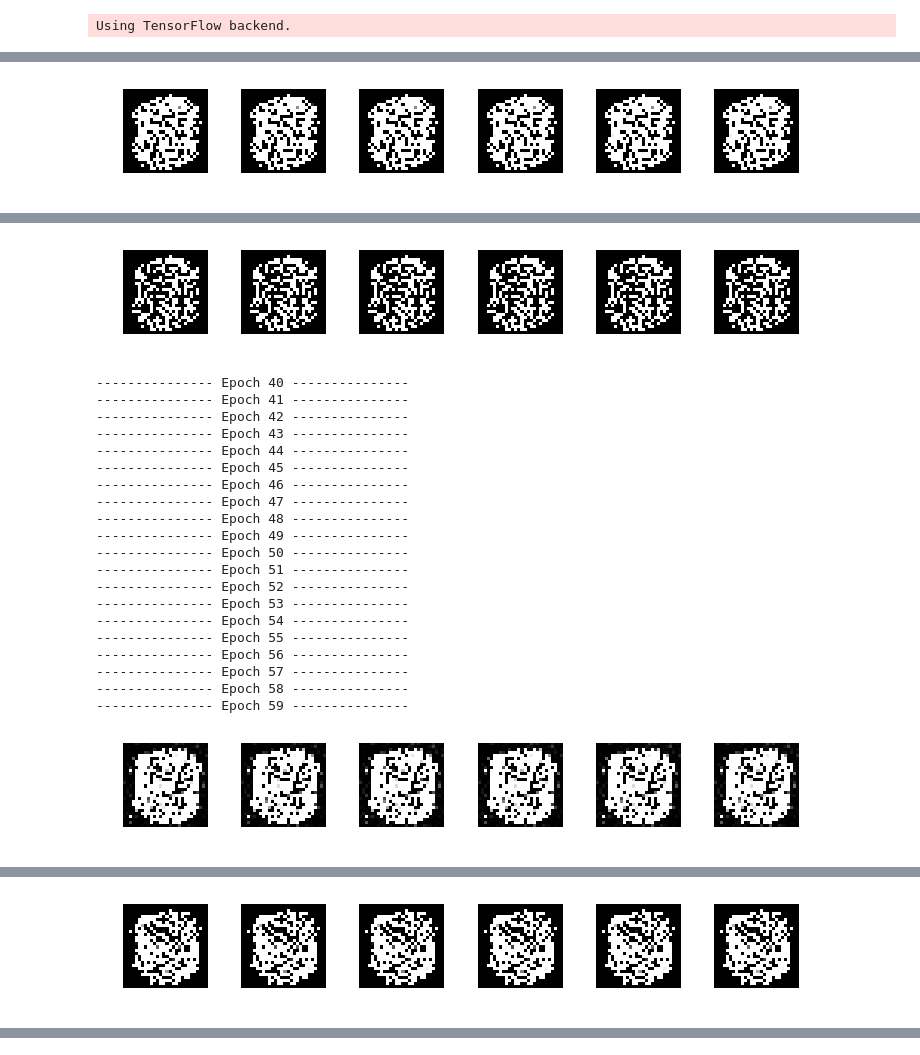
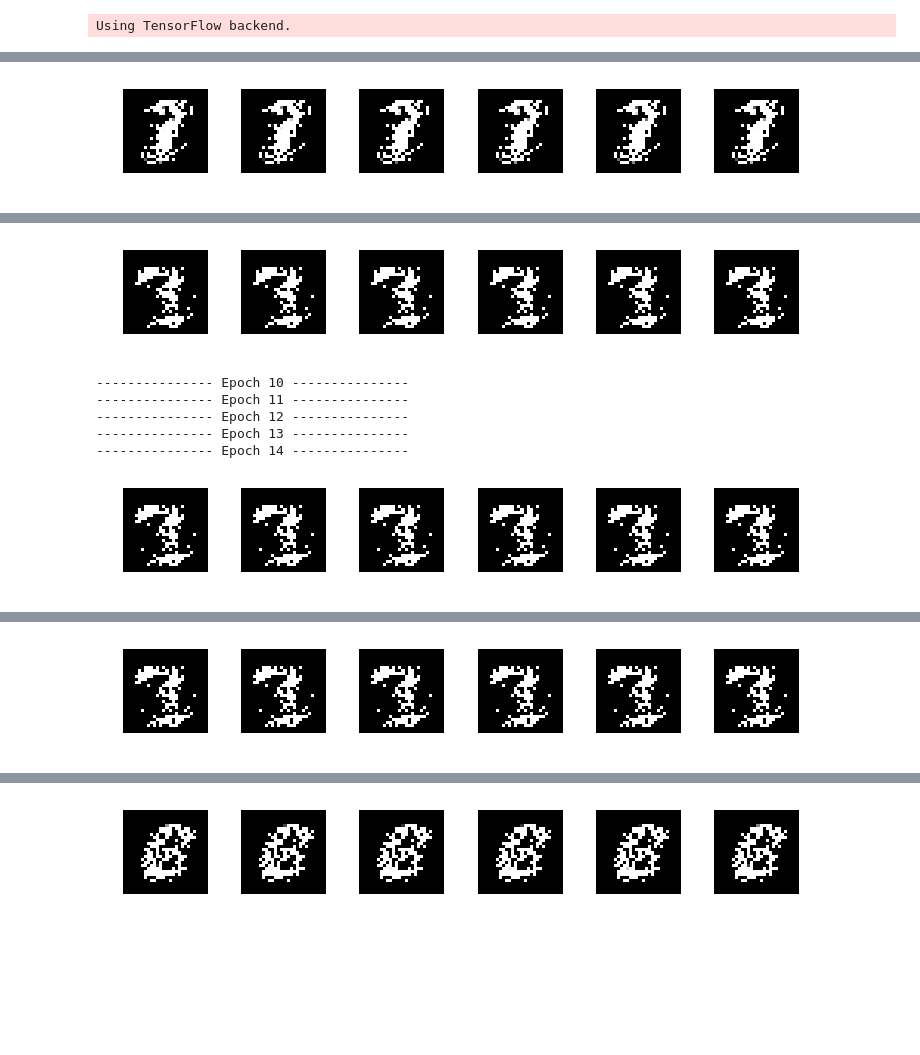
Before and after one commit to kroosen/GAN-in-keras-on-mnist, a Jupyter notebook: GAN-keras-mnist.ipynb, the cells around one changed output, grey strips where cells are left out. Saved outputs shown, nothing was run; the diff lists cells and outputs as text; code cells hidden in the pictures; blank space fills up the shorter version.

Commit message:
Try to improve training

```diff
--- a/GAN-keras-mnist.ipynb
+++ b/GAN-keras-mnist.ipynb
@@ -35,8 +35,8 @@ def visualize_input(img, ax):
 
 X_train = X_train.reshape(60000, 784)
 X_test = X_test.reshape(10000, 784)
-X_train = X_train.astype('float32')/255
-X_test = X_test.astype('float32')/255
+X_train = X_train.astype('float32')/256
+X_test = X_test.astype('float32')/256
 # %%
 def make_trainable(network, val):
     network.trainable = val
@@ -47,36 +47,35 @@ def make_trainable(network, val):
 z_dim = 100
 # %%
 g = Sequential()
-g.add(Dense(128, input_shape=(z_dim, ), activation=LeakyReLU(alpha=0.01)))
-g.add(Dense(256, activation=LeakyReLU(alpha=0.01)))
-g.add(Dense(512, activation=LeakyReLU(alpha=0.01)))
-g.add(Dense(1024, activation=LeakyReLU(alpha=0.01)))
+g.add(Dense(256, input_shape=(z_dim, ), activation=LeakyReLU(alpha=0.2)))
+g.add(Dense(512, activation=LeakyReLU(alpha=0.2)))
+g.add(Dense(1024, activation=LeakyReLU(alpha=0.2)))
 g.add(Dense(784, activation='sigmoid'))  # Values between 0 and 1
 
-optimizer = Adam(lr=0.001)
+optimizer = Adam(lr=0.0002, beta_1=0.5)
 g.compile(loss='binary_crossentropy', optimizer=optimizer, metrics=['accuracy'])
 
 d = Sequential()
-d.add(Dense(1024, input_shape=(784, ), activation=LeakyReLU(alpha=0.01)))
+d.add(Dense(1024, input_shape=(784, ), activation=LeakyReLU(alpha=0.2)))
 d.add(Dropout(0.3))
-d.add(Dense(512, activation=LeakyReLU(alpha=0.01)))
+d.add(Dense(512, activation=LeakyReLU(alpha=0.2)))
 d.add(Dropout(0.3))
-d.add(Dense(256, activation=LeakyReLU(alpha=0.01)))
+d.add(Dense(256, activation=LeakyReLU(alpha=0.2)))
 d.add(Dropout(0.3))
-d.add(Dense(128, activation=LeakyReLU(alpha=0.01)))
+d.add(Dense(128, activation=LeakyReLU(alpha=0.2)))
 d.add(Dropout(0.3))
 d.add(Dense(1, activation='sigmoid'))  # Values between 0 and 1
 
-optimizer = Adam(lr=0.002)
+optimizer = Adam(lr=0.0002)
 d.compile(loss='binary_crossentropy', optimizer=optimizer, metrics=['accuracy'])
 
 d.trainable = False
-input = Input(shape=(z_dim, ))
-hidden = g(input)
+inputs = Input(shape=(z_dim, ))
+hidden = g(inputs)
 output = d(hidden)
-gan = Model(input, output)
+gan = Model(inputs, output)
 
-optimizer = RMSprop(lr=0.002)
+optimizer = Adam(lr=0.0002, beta_1=0.5)  # RMSprop(lr=0.002)
 gan.compile(loss='binary_crossentropy', optimizer=optimizer, metrics=['accuracy'])
 # %%
 def plot_loss(losses):
@@ -120,19 +119,19 @@ def train(epochs=1, plt_frq=1, BATCH_SIZE=128):
     print('Batch size:', BATCH_SIZE)
     print('Batches per epoch:', batchCount)
 
-    for e in tqdm_notebook(range(epochs), leave=False):
+    for e in tqdm_notebook(range(epochs)):
         print('-'*15, 'Epoch %d' % e, '-'*15)
-        for _ in tqdm_notebook(range(batchCount)):
+        for _ in tqdm_notebook(range(batchCount), leave=False):
             # Create a batch by drawing random index numbers from the training set
             image_batch = X_train[np.random.randint(0, X_train.shape[0], size=BATCH_SIZE)]
             # Create noise vectors for the generator
-            noise = np.random.uniform(0, 1, size=(BATCH_SIZE, z_dim))
+            noise = np.random.normal(0, 1, size=(BATCH_SIZE, z_dim))
 
             # Generate the images from the noise
             generated_images = g.predict(noise)
             X = np.concatenate((image_batch, generated_images))
             # Create labels
-            y = np.zeros([2 * BATCH_SIZE])
+            y = np.zeros(2 * BATCH_SIZE)
             y[:BATCH_SIZE] = 0.9  # One-sided label smoothing
 
             # Train discriminator on generated images
@@ -140,8 +139,8 @@ def train(epochs=1, plt_frq=1, BATCH_SIZE=128):
             d_loss = d.train_on_batch(X, y)
 
             # Train generator
-            noise = np.random.uniform(0, 1, size=(BATCH_SIZE, z_dim))
-            y2 = np.ones([BATCH_SIZE])
+            noise = np.random.normal(0, 1, size=(BATCH_SIZE, z_dim))
+            y2 = np.ones(BATCH_SIZE)
             make_trainable(d, False)
             g_loss = gan.train_on_batch(noise, y2)
 
@@ -154,5 +153,5 @@ def train(epochs=1, plt_frq=1, BATCH_SIZE=128):
             plot_generated()
     plot_loss(losses)
 # %%
-train(epochs=200, plt_frq=20, BATCH_SIZE=128)
+train(epochs=25, plt_frq=5, BATCH_SIZE=128)
 # %% [output]
@@ -183 +167 @@ Batches per epoch: 468
-[figure, old version]
+[figure, new version]
@@ -204,22 +173,7 @@ Batches per epoch: 468
-[figure, old version]
+[figure, new version]
---------------- Epoch 40 ---------------
---------------- Epoch 41 ---------------
---------------- Epoch 42 ---------------
---------------- Epoch 43 ---------------
---------------- Epoch 44 ---------------
---------------- Epoch 45 ---------------
---------------- Epoch 46 ---------------
---------------- Epoch 47 ---------------
---------------- Epoch 48 ---------------
---------------- Epoch 49 ---------------
---------------- Epoch 50 ---------------
---------------- Epoch 51 ---------------
---------------- Epoch 52 ---------------
---------------- Epoch 53 ---------------
---------------- Epoch 54 ---------------
---------------- Epoch 55 ---------------
---------------- Epoch 56 ---------------
---------------- Epoch 57 ---------------
---------------- Epoch 58 ---------------
---------------- Epoch 59 ---------------
+--------------- Epoch 10 ---------------
+--------------- Epoch 11 ---------------
+--------------- Epoch 12 ---------------
+--------------- Epoch 13 ---------------
+--------------- Epoch 14 ---------------
-[figure, old version]
+[figure, new version]
@@ -246 +185 @@ Batches per epoch: 468
-[figure, old version]
+[figure, new version]
@@ -263,0 +191 @@ Batches per epoch: 468
+[figure, added]
```
Also changed, not shown: parts of 1 cell of this notebook.
